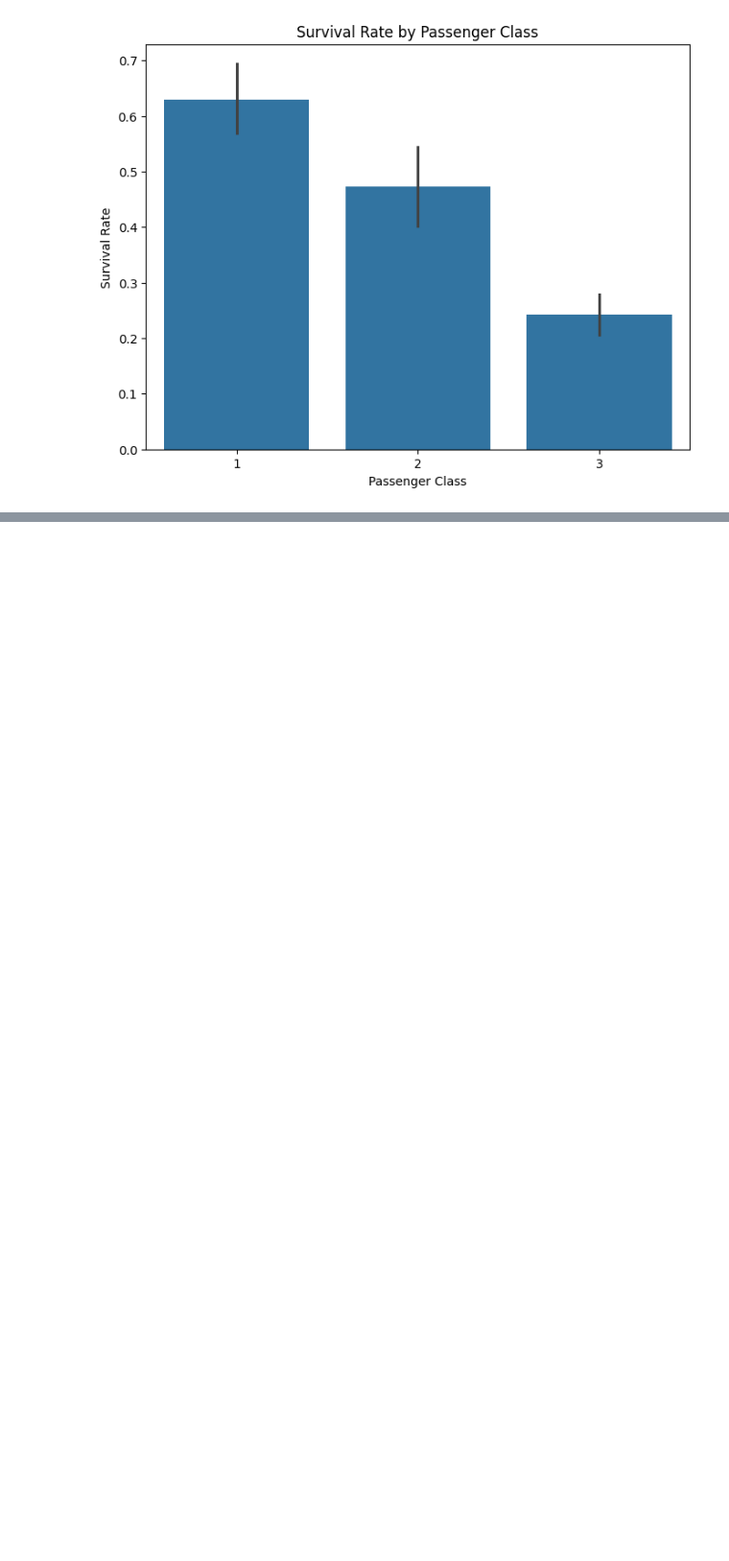
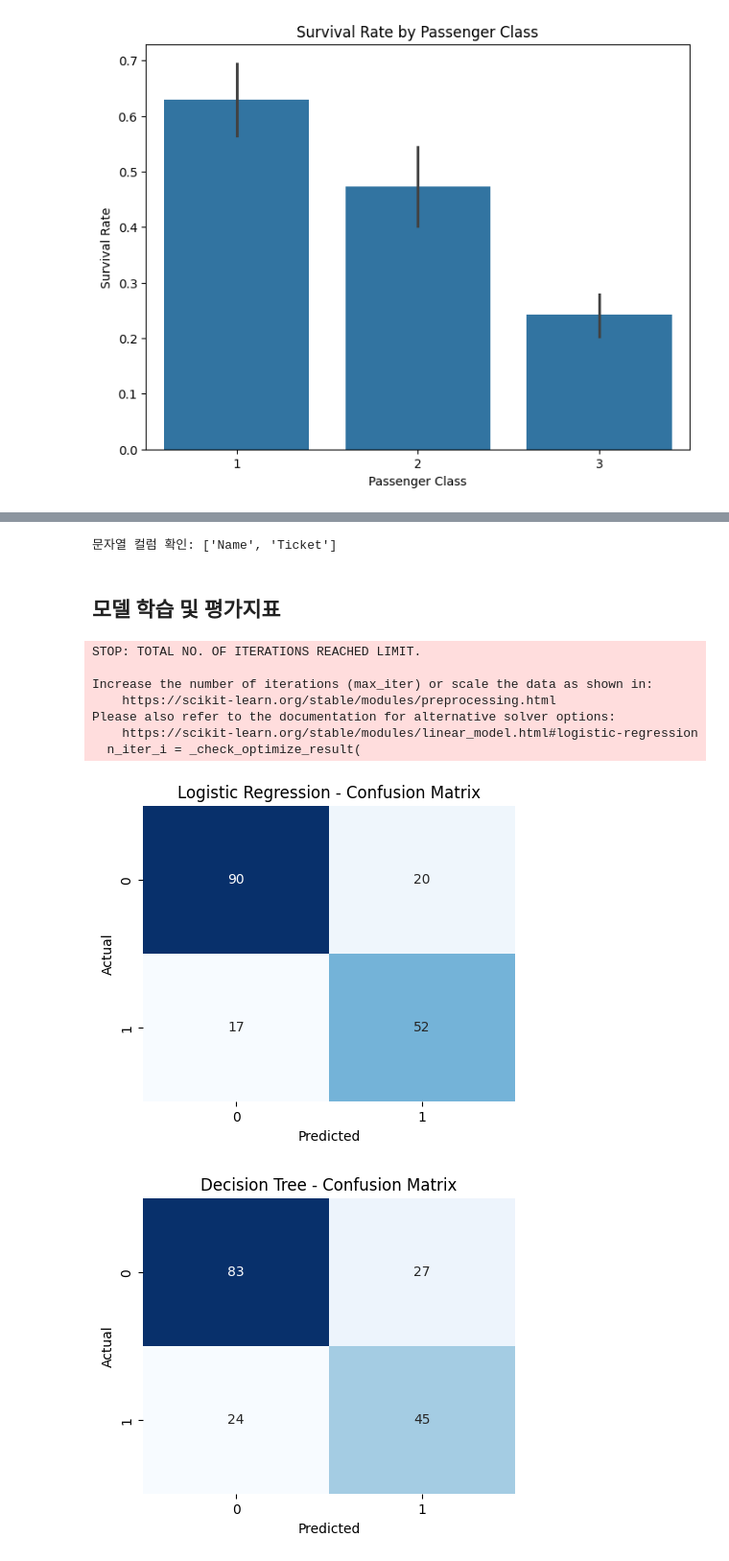
Before and after one commit to hyeonji826/AI, a Jupyter notebook: titanic.ipynb, the cells around one changed output, grey strips where cells are left out. Shown: that part at 96% size. Saved outputs shown, nothing was run; the diff lists cells and outputs as text; code cells hidden in the pictures; blank space fills up the shorter version.

```diff
--- a/titanic.ipynb
+++ b/titanic.ipynb
@@ -246,0 +259,4 @@ df.to_csv('titanic_processed.csv', index=False)
+# %%
+print("문자열 컬럼 확인:", titanic_df.select_dtypes(include='object').columns.tolist())
+# %% [output]
+문자열 컬럼 확인: ['Name', 'Ticket']
@@ -246,0 +266,57 @@ df.to_csv('titanic_processed.csv', index=False)
+# %% [markdown]
+## 모델 학습 및 평가지표
+# %%
+X = df.drop('Survived', axis=1)
+y = df['Survived']
+# %%
+# 학습/테스트 데이터 분할 (8:2)
+X_train, X_test, y_train, y_test = train_test_split(
+    X, y, test_size=0.2, stratify=y, random_state=2025
+    )
+# %%
+# 사용할 분류 모델
+models = {
+    "Logistic Regression": LogisticRegression(max_iter=500),
+    "Decision Tree": DecisionTreeClassifier(max_depth=15, random_state=2025),
+    "Random Forest": RandomForestClassifier(n_estimators=100, max_depth=5, random_state=2025),
+    "SVM": SVC(probability=True, kernel='rbf', random_state=42)
+}
+
+results = {}
+roc_curves = {}
+# %%
+for name, model in models.items():
+    model.fit(X_train, y_train)
+    y_pred = model.predict(X_test)
+    y_score = model.predict_proba(X_test)[:, 1]  # ROC 계산용 (SVM은 probability=True 필요)
+
+    # 평가 지표 계산
+    acc = accuracy_score(y_test, y_pred)
+    prec = precision_score(y_test, y_pred)
+    rec = recall_score(y_test, y_pred)
+    f1 = f1_score(y_test, y_pred)
+    results[name] = [acc, prec, rec, f1]
+
+    # 혼동 행렬 시각화
+    cm = confusion_matrix(y_test, y_pred)
+    plt.figure(figsize=(5, 4))
+    sns.heatmap(cm, annot=True, fmt='d', cmap='Blues', cbar=False)
+    plt.title(f'{name} - Confusion Matrix')
+    plt.xlabel('Predicted')
+    plt.ylabel('Actual')
+    plt.show()
+
+    # ROC Curve 계산
+    fpr, tpr, _ = roc_curve(y_test, y_score)
+    roc_auc = auc(fpr, tpr)
+    roc_curves[name] = (fpr, tpr, roc_auc)
+# %% [output]
+STOP: TOTAL NO. OF ITERATIONS REACHED LIMIT.
+
+Increase the number of iterations (max_iter) or scale the data as shown in:
+    https://scikit-learn.org/stable/modules/preprocessing.html
+Please also refer to the documentation for alternative solver options:
+    https://scikit-learn.org/stable/modules/linear_model.html#logistic-regression
+  n_iter_i = _check_optimize_result(
+[figure, added]
+[figure, added]
```
Also changed, not shown: parts of 13 cells of this notebook.
